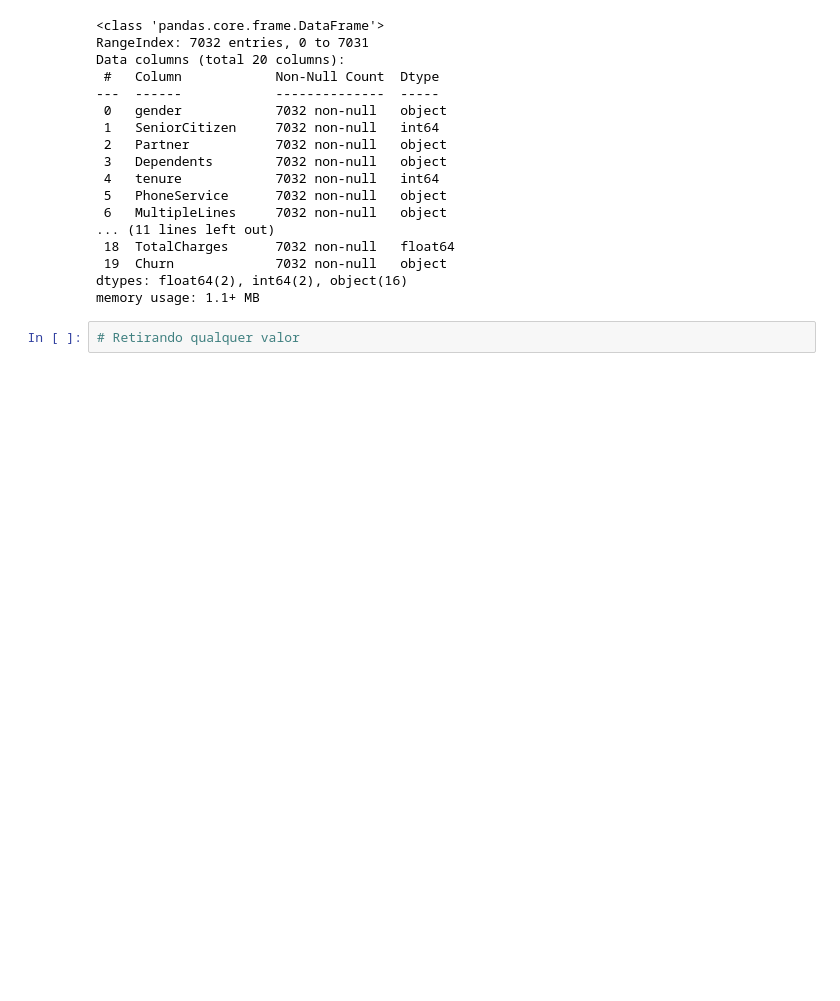
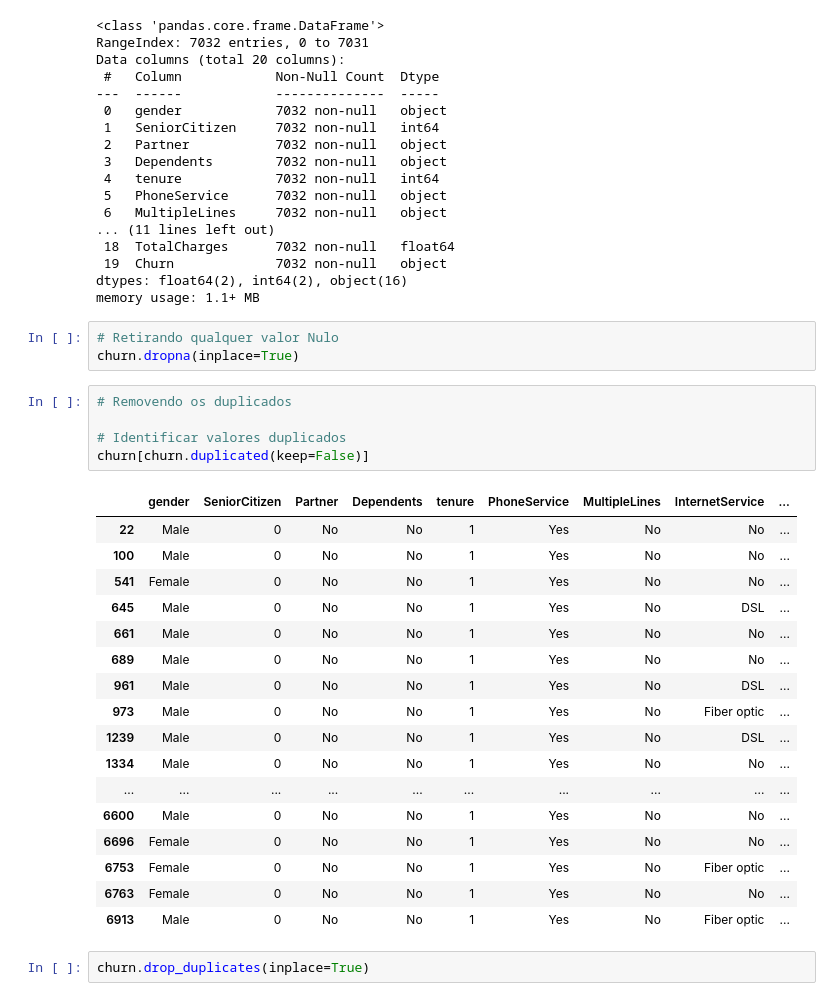
Before and after one commit to GTBelini22/Case_Classsificacao, a Jupyter notebook: Case_Classificação.ipynb, the cells around one changed output. Cells and saved outputs as stored; diff of their text form; blank space fills up the shorter version.

Commit message:
Removido as duplicadas, removido nulos e colunas que não vão ser utilizadas

```diff
--- a/Case_Classificação.ipynb
+++ b/Case_Classificação.ipynb
@@ -101,4 +101,30 @@ Data columns (total 20 columns):
 dtypes: float64(2), int64(2), object(16)
 memory usage: 1.1+ MB
 # %%
-# Retirando qualquer valor
+# Retirando qualquer valor Nulo
+churn.dropna(inplace=True)
+# %%
+# Removendo os duplicados
+
+# Identificar valores duplicados
+churn[churn.duplicated(keep=False)]
+# %% [output]
+|  | gender | SeniorCitizen | Partner | Dependents | tenure | PhoneService | MultipleLines | InternetService | ... |
+| 22 | Male | 0 | No | No | 1 | Yes | No | No | ... |
+| 100 | Male | 0 | No | No | 1 | Yes | No | No | ... |
+| 541 | Female | 0 | No | No | 1 | Yes | No | No | ... |
+| 645 | Male | 0 | No | No | 1 | Yes | No | DSL | ... |
+| 661 | Male | 0 | No | No | 1 | Yes | No | No | ... |
+| 689 | Male | 0 | No | No | 1 | Yes | No | No | ... |
+| 961 | Male | 0 | No | No | 1 | Yes | No | DSL | ... |
+| 973 | Male | 0 | No | No | 1 | Yes | No | Fiber optic | ... |
+| 1239 | Male | 0 | No | No | 1 | Yes | No | DSL | ... |
+| 1334 | Male | 0 | No | No | 1 | Yes | No | No | ... |
+| ... | ... | ... | ... | ... | ... | ... | ... | ... | ... |
+| 6600 | Male | 0 | No | No | 1 | Yes | No | No | ... |
+| 6696 | Female | 0 | No | No | 1 | Yes | No | No | ... |
+| 6753 | Female | 0 | No | No | 1 | Yes | No | Fiber optic | ... |
+| 6763 | Female | 0 | No | No | 1 | Yes | No | No | ... |
+| 6913 | Male | 0 | No | No | 1 | Yes | No | Fiber optic | ... |
+# %%
+churn.drop_duplicates(inplace=True)
```
Also changed, not shown: parts of 1 cell of this notebook.
